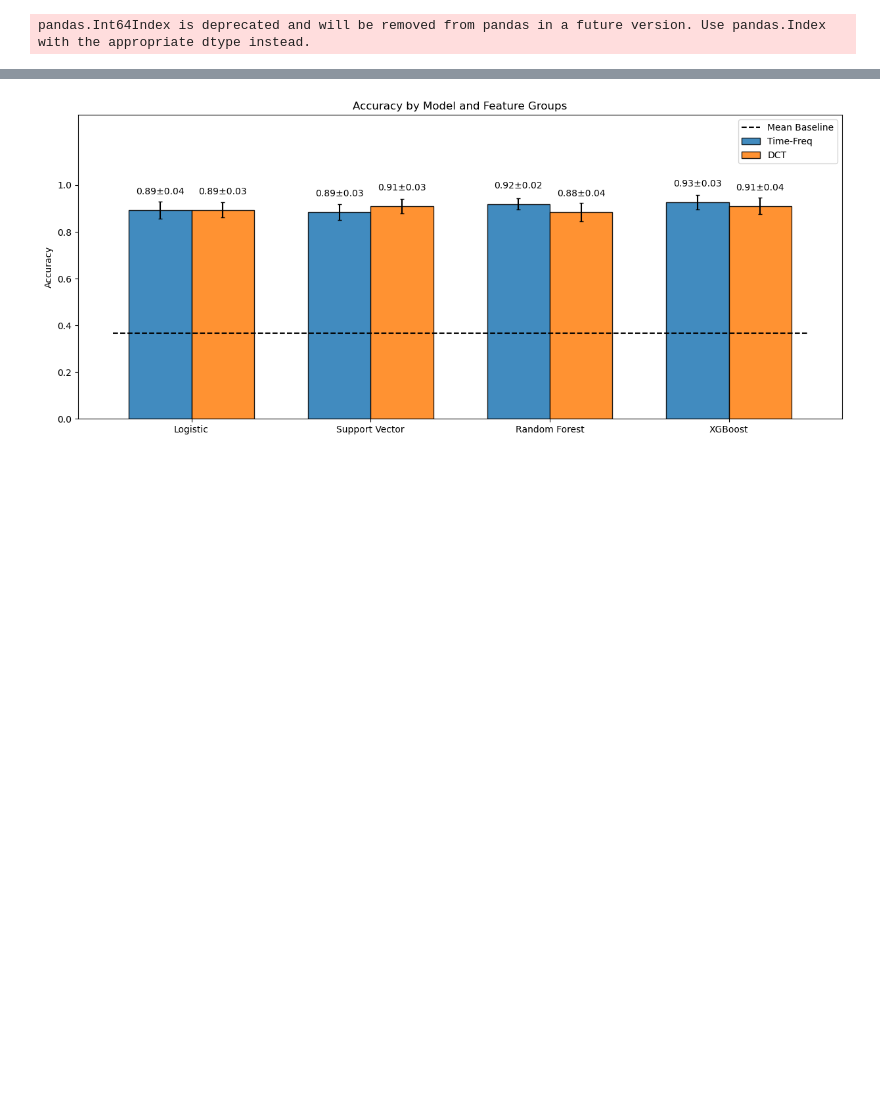
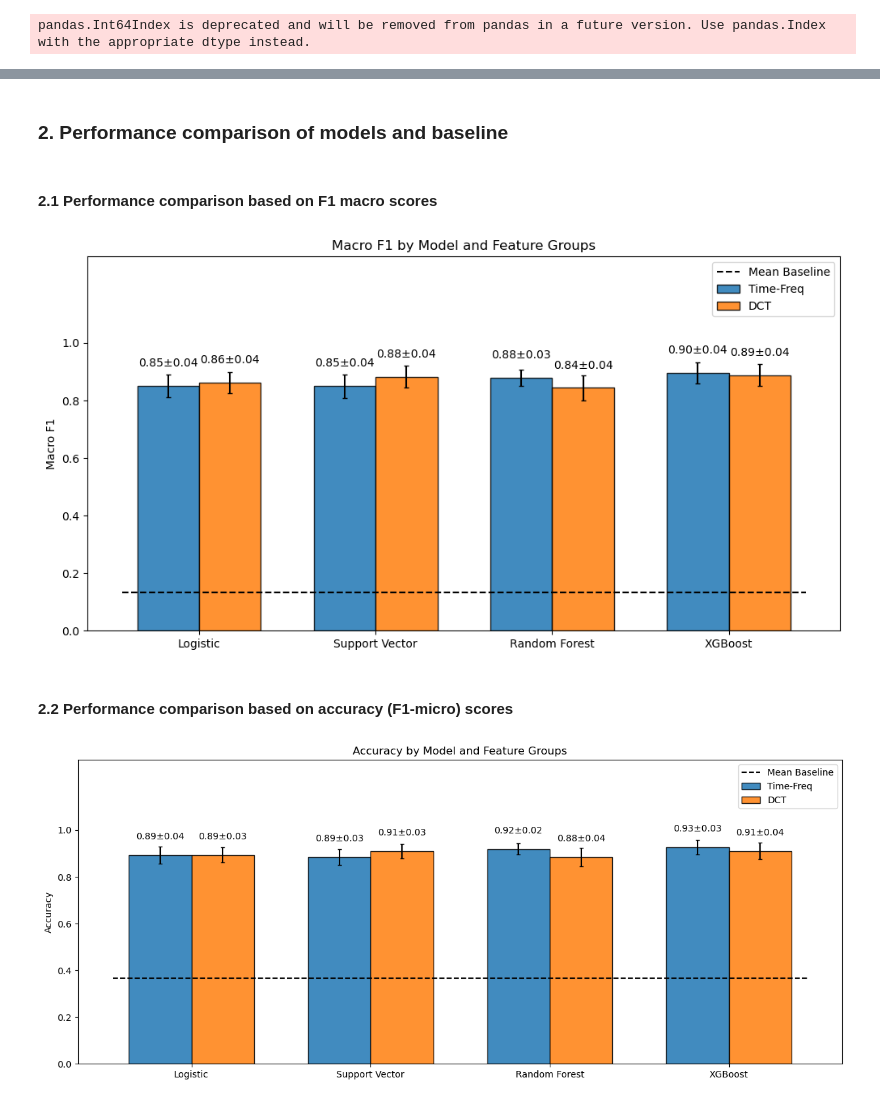
Before and after one commit to raichandanisagar/human-activity-recognition, a Jupyter notebook: src/model-evaluation.ipynb, the cells around one changed output, grey strips where cells are left out. Cells and saved outputs as stored; diff of their text form; code cells hidden in the pictures; blank space fills up the shorter version.

Commit message:
Completed adding comments and formatting notebooks

```diff
--- a/src/model-evaluation.ipynb
+++ b/src/model-evaluation.ipynb
@@ -215,3 +158,73 @@ plt.savefig(os.path.join('../figures', file_name), dpi=300, bbox_inches="tight")
+# %% [markdown]
+### 2. Performance comparison of models and baseline
+# %% [markdown]
+#### 2.1 Performance comparison based on F1 macro scores
+# %%
+# Plot baseline F1 Macro and model F1 Macro comparison results
+
+labels = ['Logistic', 'Support Vector', 'Random Forest', 'XGBoost']
+
+timefreq_f1macro_means = [np.mean([result['scores']['f1_macro'] for result in lr_timefreq_results])]+\
+                         [np.mean([result['scores']['f1_macro'] for result in svc_timefreq_results])]+\
+                         [np.mean([result['scores']['f1_macro'] for result in rfc_timefreq_results])]+\
+                         [np.mean([result['scores']['f1_macro'] for result in xgb_timefreq_results])]
+
+timefreq_f1macro_std = [np.std([result['scores']['f1_macro'] for result in lr_timefreq_results])]+\
+                       [np.std([result['scores']['f1_macro'] for result in svc_timefreq_results])]+\
+                       [np.std([result['scores']['f1_macro'] for result in rfc_timefreq_results])]+\
+                       [np.std([result['scores']['f1_macro'] for result in xgb_timefreq_results])]
+
+dct_f1macro_means = [np.mean([result['scores']['f1_macro'] for result in lr_dct_results])]+\
+                    [np.mean([result['scores']['f1_macro'] for result in svc_dct_results])]+\
+                    [np.mean([result['scores']['f1_macro'] for result in rfc_dct_results])]+\
+                    [np.mean([result['scores']['f1_macro'] for result in xgb_dct_results])]
+
+dct_f1macro_std = [np.std([result['scores']['f1_macro'] for result in lr_dct_results])]+\
+                  [np.std([result['scores']['f1_macro'] for result in svc_dct_results])]+\
+                  [np.std([result['scores']['f1_macro'] for result in rfc_dct_results])]+\
+                  [np.std([result['scores']['f1_macro'] for result in xgb_dct_results])]
+
+x = np.arange(len(labels))  # the label locations
+width = 0.35  # the width of the bars
+
+
+fig, ax = plt.subplots(figsize=(12,6))
+rects1 = ax.bar(x - width/2, timefreq_f1macro_means, width, label='Time-Freq',
+                alpha=0.85, color='tab:blue', edgecolor='k')
+err1 = ax.errorbar(x - width/2, timefreq_f1macro_means, yerr=timefreq_f1macro_std, ls='none',
+                   marker=None, color='black', capthick=1, capsize = 2)
+
+rects2 = ax.bar(x + width/2, dct_f1macro_means, width, label='DCT',
+                alpha=0.85, color='tab:orange', edgecolor='k')
+err2 = ax.errorbar(x + width/2, dct_f1macro_means, yerr=dct_f1macro_std, ls='none',
+                   marker=None, color='black', capthick=1, capsize=2)
+
+# Add text for labels, title and custom x-axis tick labels, etc.
+ax.set_ylabel('Macro F1')
+ax.set_title('Macro F1 by Model and Feature Groups')
+ax.tick_params(axis='y', which='major',labelsize=10)
+ax.set_xticks(x, labels)
+ax.set_ylim(0,1.3)
+ax.set_yticks(ticks=np.linspace(0,1,6), labels=np.round(np.linspace(0,1,6),1))
+
+ax.bar_label(rects1, labels=['{:.2f}±{:.2f}'.format(val[0],val[1]) for val in zip(timefreq_f1macro_means,timefreq_f1macro_std)],
+             padding=15, label_type='edge', fontsize=10)
+
+ax.bar_label(rects2, labels=['{:.2f}±{:.2f}'.format(val[0],val[1]) for val in zip(dct_f1macro_means,dct_f1macro_std)],
+             padding=15, label_type='edge', fontsize=10)
+
+mean_baseline = np.mean([result['scores']['f1_macro'] for result in baseline_results])
+
+ax.hlines(y=mean_baseline, xmin=x[0]-width*1.25, xmax=x[3]+width*1.25, color='k',
+          linestyles='dashed', label='Mean Baseline')
+ax.legend()
+
+file_name = 'model-comparison.png'
+plt.savefig(os.path.join('../figures', file_name), dpi=300, bbox_inches="tight")
+# %% [output]
+[figure, added]
+# %% [markdown]
+#### 2.2 Performance comparison based on accuracy (F1-micro) scores
 # %%
 # Plot baseline accuracy and model accuracies comparison results
 
```
Also changed, not shown: parts of 28 cells of this notebook, 3 other files.
